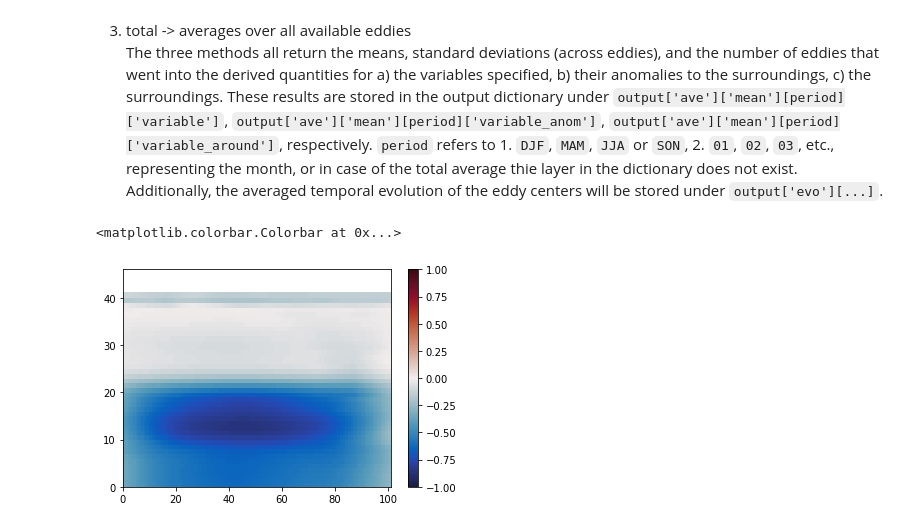
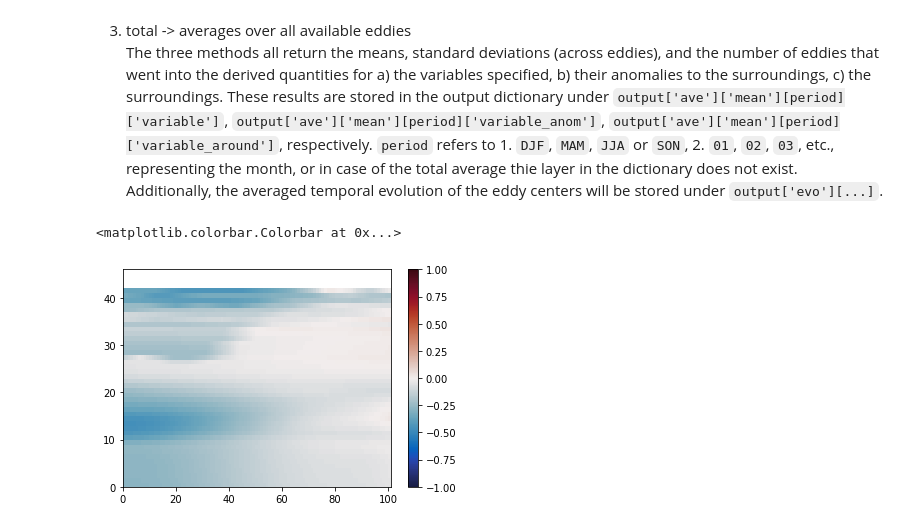
Before and after one commit to marimpacheco/notebooks, a Jupyter notebook: run_eddytools_example.ipynb, the cells around one changed output. Saved outputs shown, nothing was run; the diff lists cells and outputs as text; code cells hidden in the pictures.

```diff
--- a/run_eddytools_example.ipynb
+++ b/run_eddytools_example.ipynb
@@ -337,8 +327,8 @@ tracks[10]
  'terminated': True}
 # %%
 # To have a look at how the tracking performs, just pick too eddies and see whether they are tracked.
-ed1 = 2
-ed2 = 5
+ed1 = 29
+ed2 = 44
 t = 0
 j = 5
 
@@ -386,21 +380,21 @@ sample_parameters = {'start_time': '2018-01-03', # time range start
                     'end_time': '2018-12-31', # time range end
                     'max_time': 146, # maximum length of tracks to consider
                                      # (model time steps)
-                    'lon1': 150, # minimum longitude of detection region
+                    'lon1': 140, # minimum longitude of detection region
                     'lon2': 160, # maximum longitude
                     'lat1': -55, # minimum latitude
-                    'lat2': -50, # maximum latitude
+                    'lat2': -45, # maximum latitude
                     'type': 'cyclonic', # type of eddy
-                    'lifetime': 5, # length of the eddy's track in days
-                    'size': 25, # eddy size (diameter in km)
+                    'lifetime': 20, # length of the eddy's track in days
+                    'size': 20, # eddy size (diameter in km)
                     'range': False, # sample eddy within a range of `var_range`
-                    'ds_range': 0, # dataset of `var_range`
-                    'var_range': ['sossheig'], # variable to base the range on
-                    'value_range': [[-1.2, -0.1],], # range of `var_range`
+                    'ds_range': data_int.isel(z=9), # dataset of `var_range`
+                    'var_range': ['votemper'], # variable to base the range on
+                    'value_range': [[4, 7],], # range of `var_range`
                     'split': False, # split eddies at a threshold in below and above
                     'ds_split': data_int.isel(z=9), # dataset of `var_split`
-                    'var_split': ['DIC'], # variable to base split on
-                    'value_split': [2125,], # split eddies at this value
+                    'var_split': ['vosaline'], # variable to base split on
+                    'value_split': [34.0,], # split eddies at this value
                     'sample_vars': ['votemper'], # variables to sample
                     'save_location': datapath + 'samples/', # where to store the netcdf files
                     'save_name': '1_ORION10.L46.LIM2vp.CFCSF6.MOPS.JRA.XIOS2.5-EXP01_5d'}
@@ -431,13 +430,14 @@ Note that for large region, i.e. a lot of samples the resulting dataset could be
 # %%
 # Find out number of samples
 samples = {}
-num_samples = len(glob(sample_parameters['save_location'] + sample_parameters['save_name'] + '.cyclonic.larger_25.longer_5.*.nc'))
+num_samples = len(glob(sample_parameters['save_location']
+                       + sample_parameters['save_name'] + '.cyclonic.larger_20.longer_20.*.nc'))
 # %%
 # Now we load each stored sample
 for i in np.arange(1, num_samples + 1):
     snum = "%07d" % (i,)
     samples[i] = xr.open_dataset(sample_parameters['save_location'] + sample_parameters['save_name'] +
-                                 '.cyclonic.larger_25.longer_5.' + str(snum) + '.nc', chunks={})
+                                 '.cyclonic.larger_20.longer_20.' + str(snum) + '.nc', chunks={})
 # %% [markdown]
 First a "preparation" is performed: Basically, all eddies are interpolated onto a normalized (in length) section crossing them zonally through the eddy center.
 For every variable specified, at every time step, the values and anomalies (with respect to surroundings) are interpolated onto the normalized section and stored according to the month the eddy was first detected. The depth profile of the surroundings is stored as well.
@@ -462,11 +462,11 @@ Additionally, the averaged temporal evolution of the eddy centers will be stored
 # %%
 season_eddies = et.average.seasonal(normalized_eddies, ['votemper'])
 # %%
-plt.pcolormesh(season_eddies['ave']['mean']['DJF']['votemper_anom'], vmin=-1, vmax=1, cmap=cm.balance)
+plt.pcolormesh(season_eddies['ave']['mean']['MAM']['votemper_anom'], vmin=-1, vmax=1, cmap=cm.balance)
 plt.colorbar()
 # %% [output]
 <matplotlib.colorbar.Colorbar at 0x...>
-[figure, old version]
+[figure, new version]
 # %%
 monthly_eddies = et.average.monthly(normalized_eddies, ['votemper'])
 # %%
```
Also changed, not shown: parts of 23 cells of this notebook.
